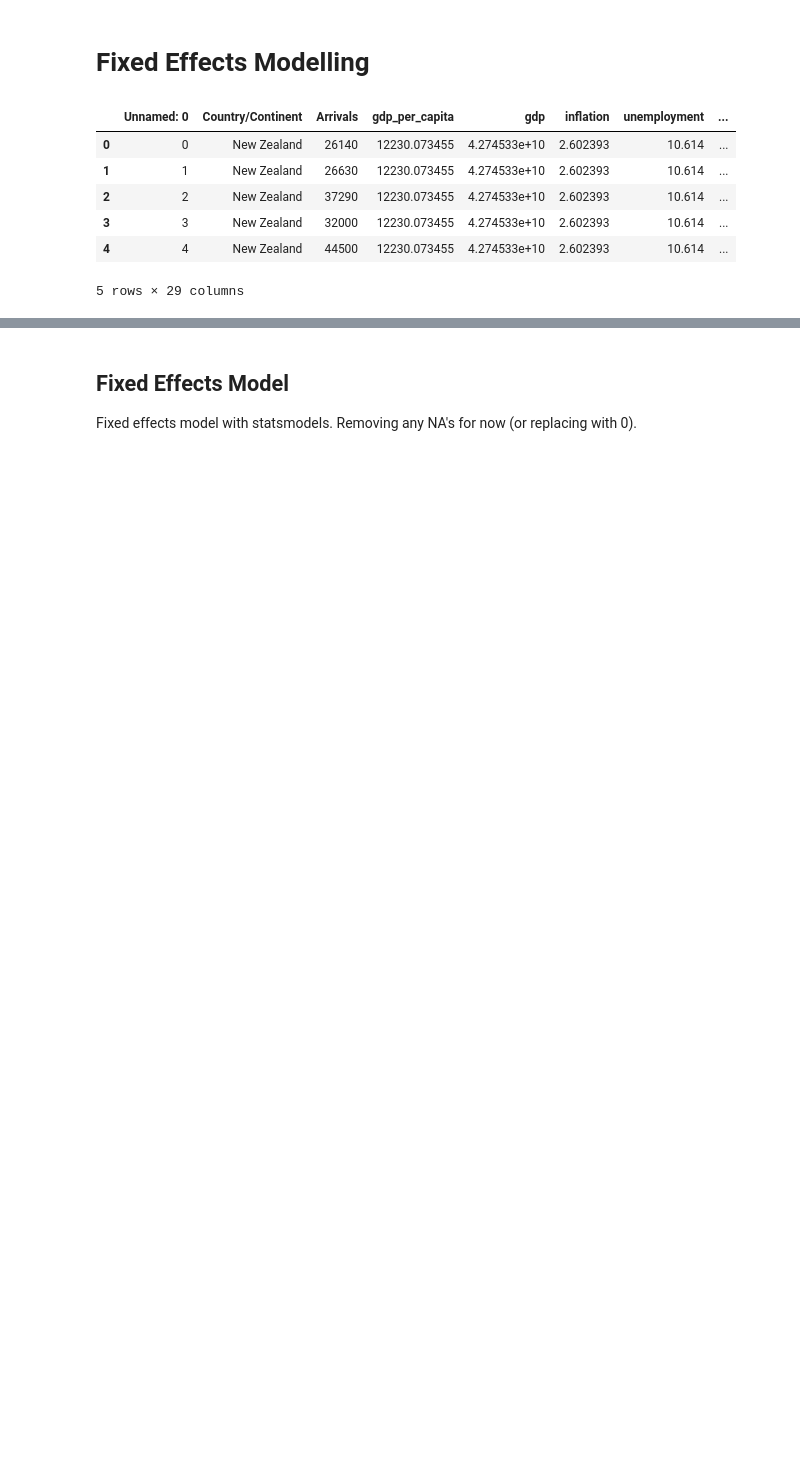
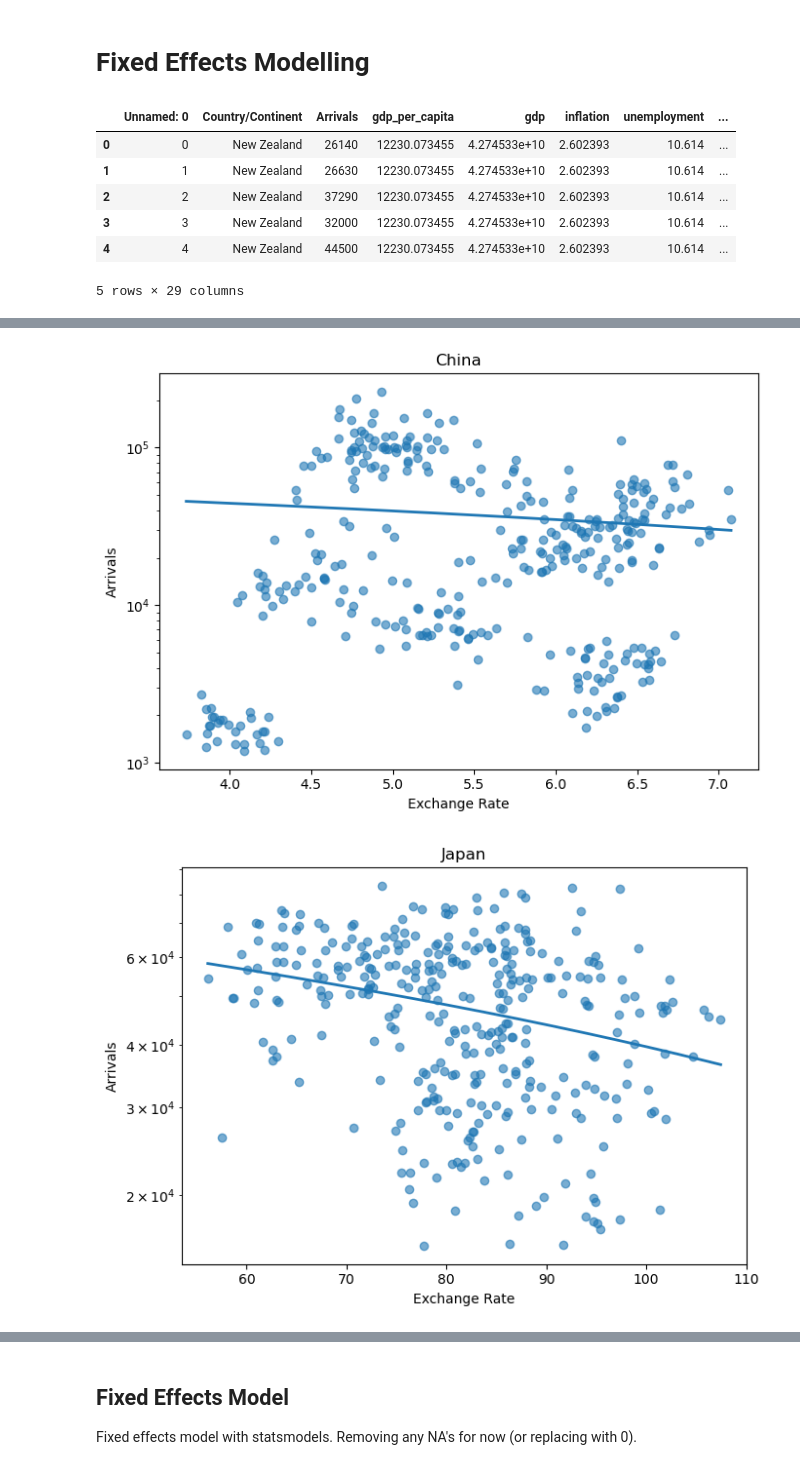
Before and after one commit to Hambo14/data7001, a Jupyter notebook: Modeling/Zane_modelling.ipynb, the cells around one changed output, grey strips where cells are left out. Saved outputs shown, nothing was run; the diff lists cells and outputs as text; code cells hidden in the pictures; blank space fills up the shorter version.

```diff
--- a/Modeling/Zane_modelling.ipynb
+++ b/Modeling/Zane_modelling.ipynb
@@ -20,0 +39,54 @@ arrivals_fx_df = arrivals_fx_df.iloc[:,1:]
+# %%
+import pandas as pd
+import numpy as np
+import statsmodels.api as sm
+import matplotlib.pyplot as plt
+from scipy import stats
+
+# ---- inputs ----
+countries_to_plot = ['China', 'Japan', 'New Zealand']  # change as needed
+xvar = 'Exchange Rate/TWI'   # or use your transformed change: 'd_ln_Exchange'
+yvar = 'Arrivals'
+
+# (optional) ensure proper sorting and no missing values
+df_plot = (df
+           .sort_values(['Country','Date'])
+           .dropna(subset=[xvar, yvar])
+          )
+
+for c in countries_to_plot:
+    d = df_plot[df_plot['Country'] == c].copy()
+    if d.empty:
+        print(f'No data for {c}, skipping.')
+        continue
+
+    # --- compute stats for annotation ---
+    X = sm.add_constant(d[xvar].values)
+    y = d[yvar].values
+    ols_res = sm.OLS(y, X).fit()  # simple OLS (line is the same regardless of robust SEs)
+    slope = ols_res.params[1]
+    pval  = ols_res.pvalues[1]
+    r, _  = stats.pearsonr(d[xvar].values, d[yvar].values)
+
+    # --- fitted line for plotting ---
+    xline = np.linspace(d[xvar].min(), d[xvar].max(), 200)
+    yline = ols_res.params[0] + slope * xline
+
+    # --- figure (separate plot per country) ---
+    plt.figure(figsize=(7,5))
+    plt.scatter(d[xvar], d[yvar], alpha=0.6)
+    plt.plot(xline, yline, linewidth=2)
+
+    plt.title(f'{c}')
+    plt.xlabel("Exchange Rate")
+    plt.ylabel(yvar)
+    plt.yscale('log')
+    plt.tight_layout()
+
+    # (optional) save each plot
+    # plt.savefig(f'{c}_{yvar}_vs_{xvar}.png', dpi=150)
+
+    plt.show()
+# %% [output]
+[figure, added]
+[figure, added]
```
Also changed, not shown: parts of 29 cells of this notebook, 1 other file.
